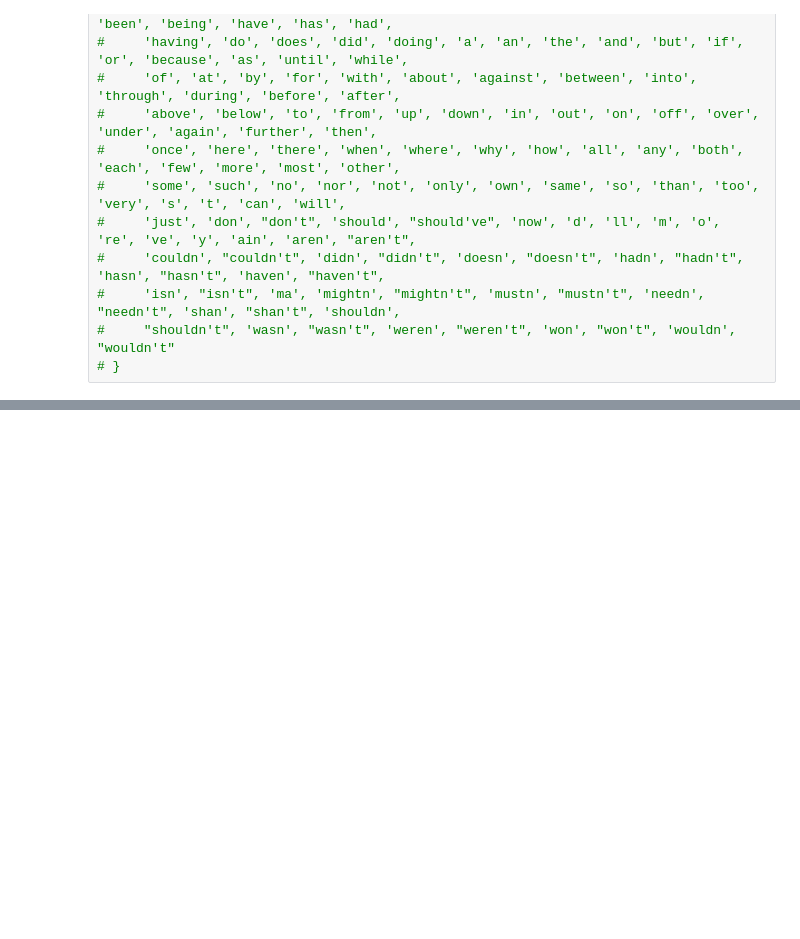
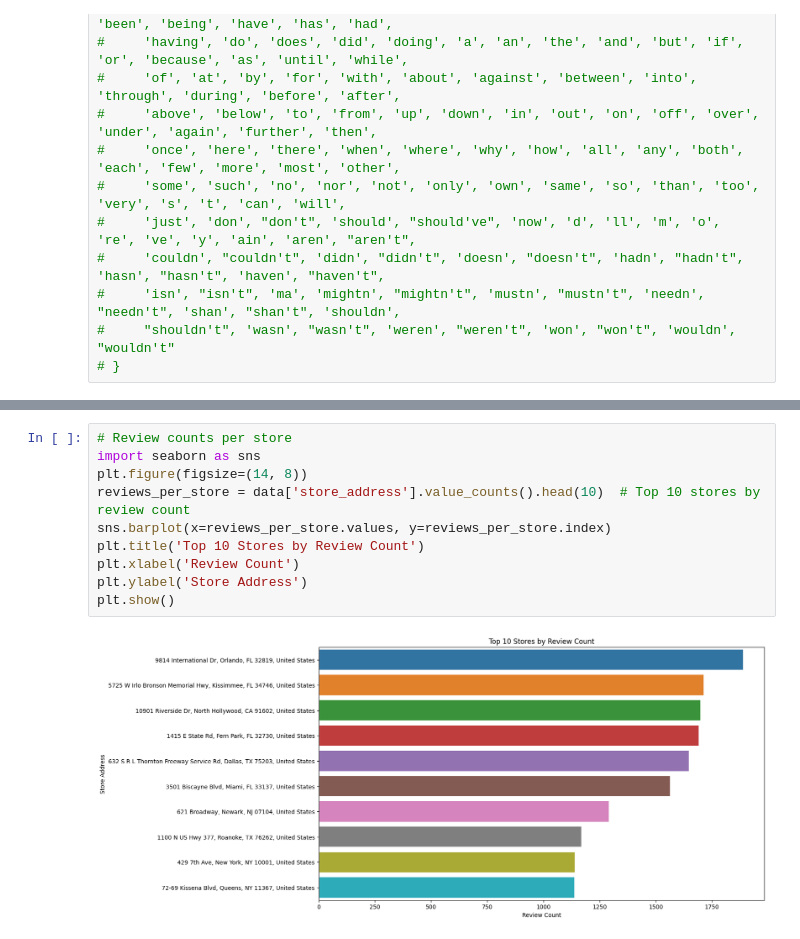
Before and after one commit to TeachFakerPlayingMid/McDonald-s_Store_Reviews_Analytics_INSY669_Final_Project, a Jupyter notebook: data preprocessing.ipynb, the cells around one changed output, grey strips where cells are left out. Saved outputs shown, nothing was run; the diff lists cells and outputs as text; blank space fills up the shorter version.

```diff
--- a/data preprocessing.ipynb
+++ b/data preprocessing.ipynb
@@ -101,0 +188,12 @@ data[['review', 'processed_review_basic']].head()
+# %%
+# Review counts per store
+import seaborn as sns
+plt.figure(figsize=(14, 8))
+reviews_per_store = data['store_address'].value_counts().head(10)  # Top 10 stores by review count
+sns.barplot(x=reviews_per_store.values, y=reviews_per_store.index)
+plt.title('Top 10 Stores by Review Count')
+plt.xlabel('Review Count')
+plt.ylabel('Store Address')
+plt.show()
+# %% [output]
+[figure, added]
```
Also changed, not shown: parts of 16 cells of this notebook.
